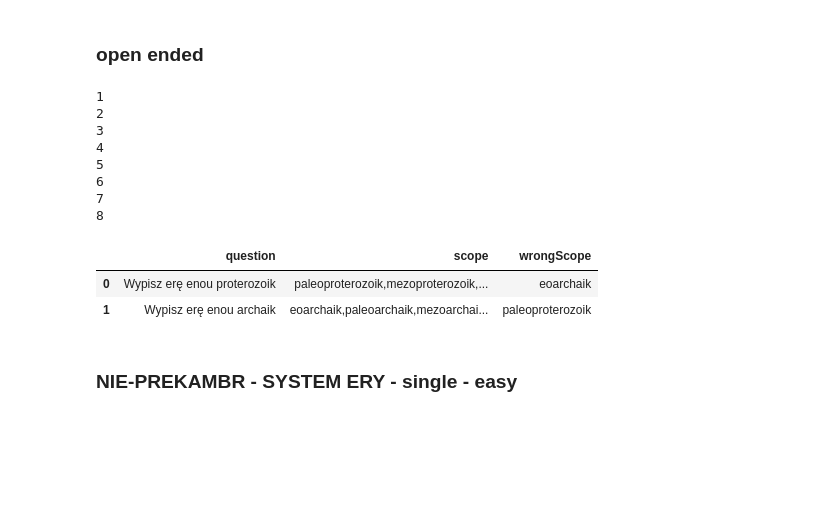
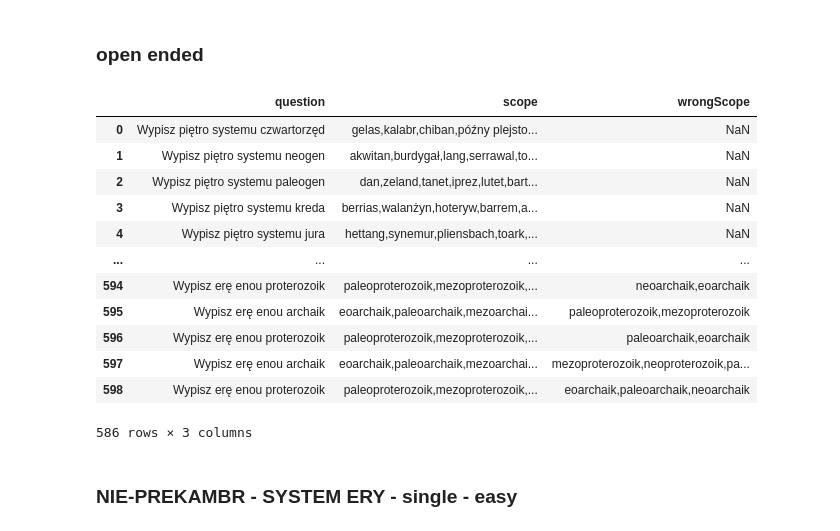
Before and after one commit to wiktorpiela/wucziapping, a Jupyter notebook: backend/question_builder/testing.ipynb, the cells around one changed output. Cells and saved outputs as stored; diff of their text form; code cells hidden in the pictures; blank space fills up the shorter version.

```diff
--- a/backend/question_builder/testing.ipynb
+++ b/backend/question_builder/testing.ipynb
@@ -76,22 +76,16 @@ criteria=[
 
 n = 0
 for dataSource, isClassic, colNameTarget, colNameScope, questionTxt in criteria:
-    temp = test.prepare_open_ended(dataSource, isClassic, colNameTarget, colNameScope, questionTxt)
-    dfs.append(temp)
-    n+=1
-    print(n)
+
+    if not isClassic:
+        iterator = 11
+    else:
+        iterator=1
+
+    for i in range(iterator):
+        temp = test.prepare_open_ended(dataSource, isClassic, colNameTarget, colNameScope, questionTxt)
+        dfs.append(temp)
+        n+=1
+        print(n)
-# %% [output]
-1
-2
-3
-4
-5
-6
-7
-8
-# %%
-dfs[7]
-# %% [output]
-|  | question | scope | wrongScope |
-| 0 | Wypisz erę enou proterozoik | paleoproterozoik,mezoproterozoik,... | eoarchaik |
-| 1 | Wypisz erę enou archaik | eoarchaik,paleoarchaik,mezoarchai... | paleoproterozoik |
+# %%
+df_out = pd.concat(dfs, ignore_index=True).drop_duplicates()
@@ -98,3 +94,19 @@ dfs[7]
+# %%
+df_out
+# %% [output]
+|  | question | scope | wrongScope |
+| 0 | Wypisz piętro systemu czwartorzęd | gelas,kalabr,chiban,późny plejsto... | NaN |
+| 1 | Wypisz piętro systemu neogen | akwitan,burdygał,lang,serrawal,to... | NaN |
+| 2 | Wypisz piętro systemu paleogen | dan,zeland,tanet,iprez,lutet,bart... | NaN |
+| 3 | Wypisz piętro systemu kreda | berrias,walanżyn,hoteryw,barrem,a... | NaN |
+| 4 | Wypisz piętro systemu jura | hettang,synemur,pliensbach,toark,... | NaN |
+| ... | ... | ... | ... |
+| 594 | Wypisz erę enou proterozoik | paleoproterozoik,mezoproterozoik,... | neoarchaik,eoarchaik |
+| 595 | Wypisz erę enou archaik | eoarchaik,paleoarchaik,mezoarchai... | paleoproterozoik,mezoproterozoik |
+| 596 | Wypisz erę enou proterozoik | paleoproterozoik,mezoproterozoik,... | paleoarchaik,eoarchaik |
+| 597 | Wypisz erę enou archaik | eoarchaik,paleoarchaik,mezoarchai... | mezoproterozoik,neoproterozoik,pa... |
+| 598 | Wypisz erę enou proterozoik | paleoproterozoik,mezoproterozoik,... | eoarchaik,paleoarchaik,neoarchaik |
+586 rows × 3 columns
 # %% [markdown]
 ### NIE-PREKAMBR - SYSTEM ERY - single - easy
 # %%
```
Also changed, not shown: parts of 1 cell of this notebook, 3 other files.
